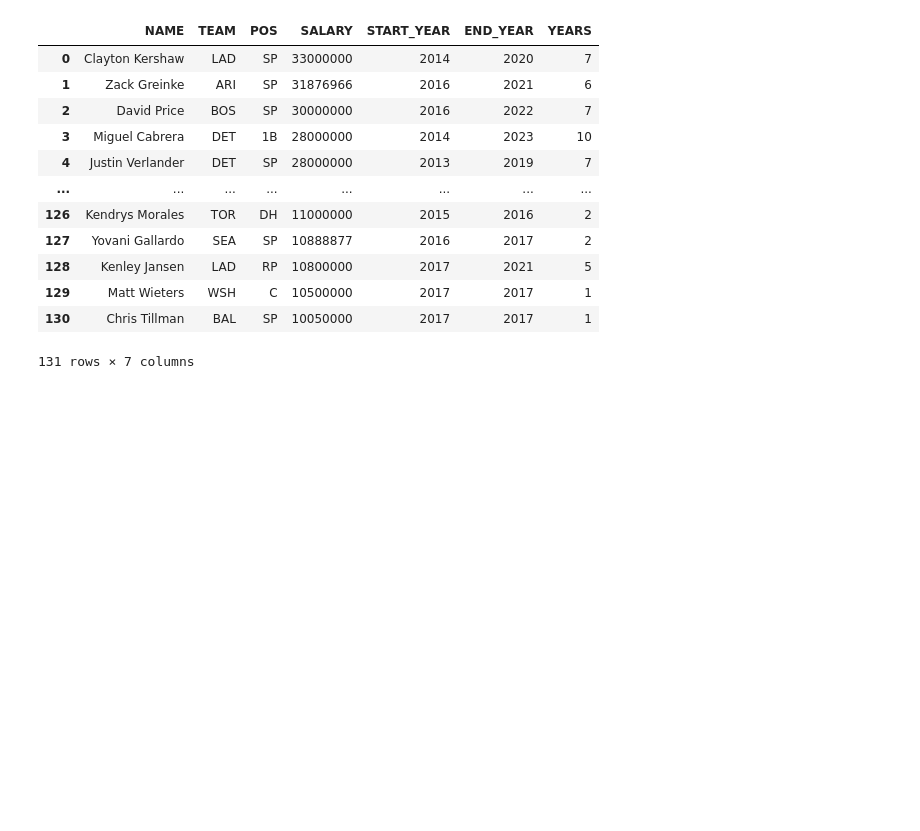
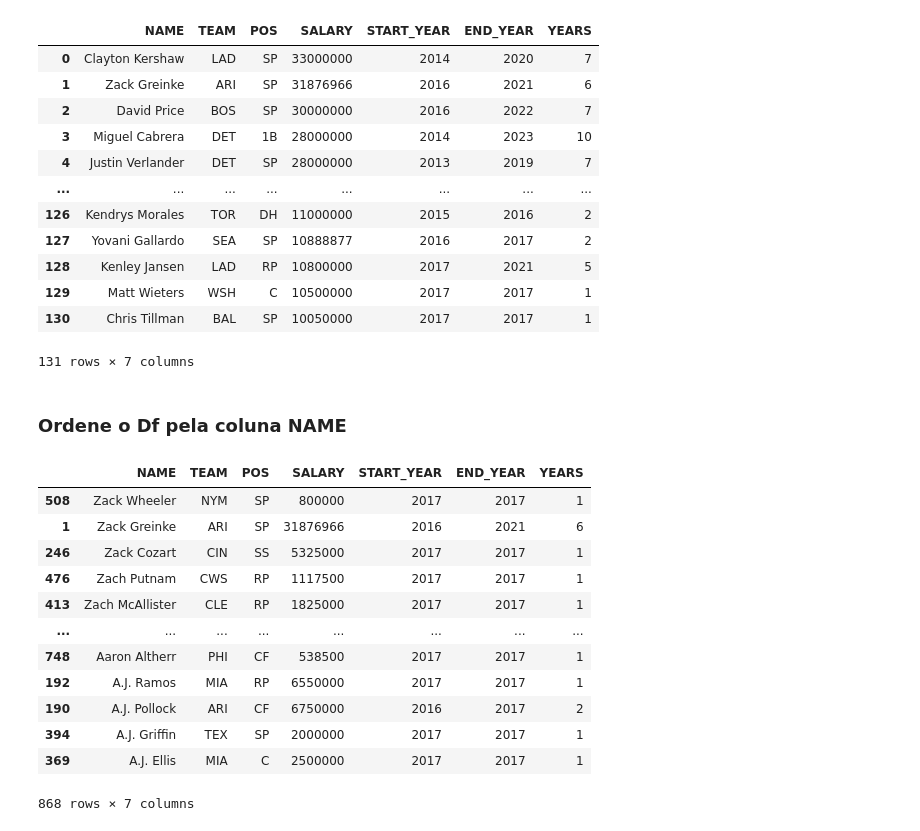
Before and after one commit to NatashaB-randao/AulasPython_EmbraerSocialTechCareers, a Jupyter notebook: Aulas/Jupyter/PandasCSV.ipynb, the cells around one changed output. Saved outputs shown, nothing was run; the diff lists cells and outputs as text; code cells hidden in the pictures; blank space fills up the shorter version.

```diff
--- a/Aulas/Jupyter/PandasCSV.ipynb
+++ b/Aulas/Jupyter/PandasCSV.ipynb
@@ -143,3 +143,22 @@ df[df.SALARY > 10000000]
 | 129 | Matt Wieters | WSH | C | 10500000 | 2017 | 2017 | 1 |
 | 130 | Chris Tillman | BAL | SP | 10050000 | 2017 | 2017 | 1 |
 131 rows × 7 columns
+# %% [markdown]
+### Ordene o Df pela coluna NAME
+# %%
+df = df.sort_values(by='NAME', ascending=False)
+df
+# %% [output]
+|  | NAME | TEAM | POS | SALARY | START_YEAR | END_YEAR | YEARS |
+| 508 | Zack Wheeler | NYM | SP | 800000 | 2017 | 2017 | 1 |
+| 1 | Zack Greinke | ARI | SP | 31876966 | 2016 | 2021 | 6 |
+| 246 | Zack Cozart | CIN | SS | 5325000 | 2017 | 2017 | 1 |
+| 476 | Zach Putnam | CWS | RP | 1117500 | 2017 | 2017 | 1 |
+| 413 | Zach McAllister | CLE | RP | 1825000 | 2017 | 2017 | 1 |
+| ... | ... | ... | ... | ... | ... | ... | ... |
+| 748 | Aaron Altherr | PHI | CF | 538500 | 2017 | 2017 | 1 |
+| 192 | A.J. Ramos | MIA | RP | 6550000 | 2017 | 2017 | 1 |
+| 190 | A.J. Pollock | ARI | CF | 6750000 | 2016 | 2017 | 2 |
+| 394 | A.J. Griffin | TEX | SP | 2000000 | 2017 | 2017 | 1 |
+| 369 | A.J. Ellis | MIA | C | 2500000 | 2017 | 2017 | 1 |
+868 rows × 7 columns
```
Also changed, not shown: parts of 4 cells of this notebook.
